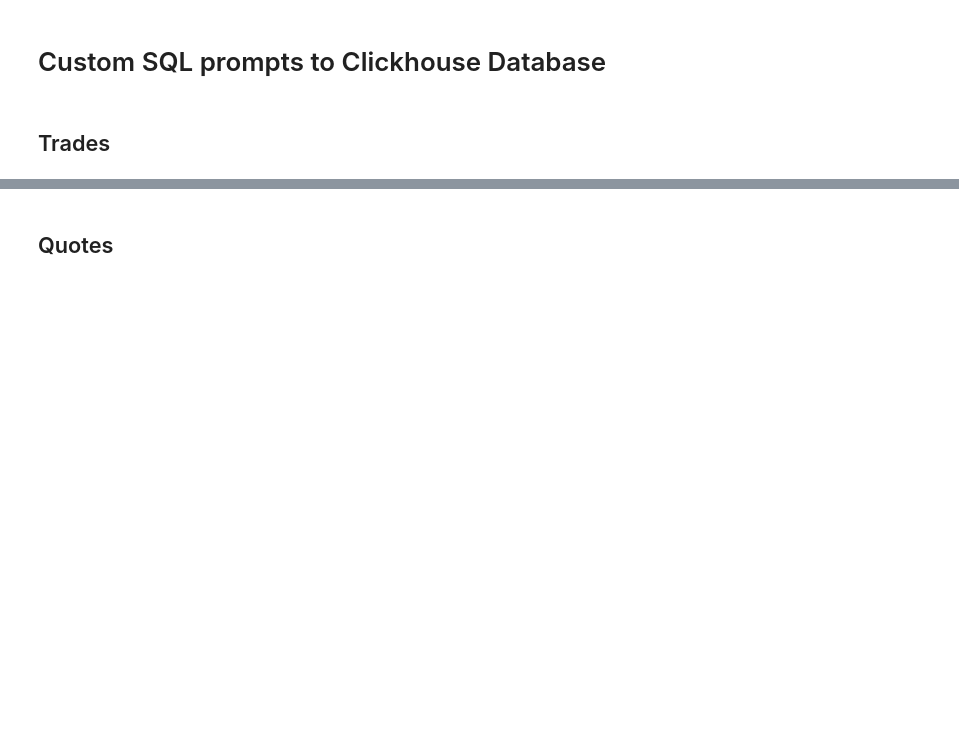
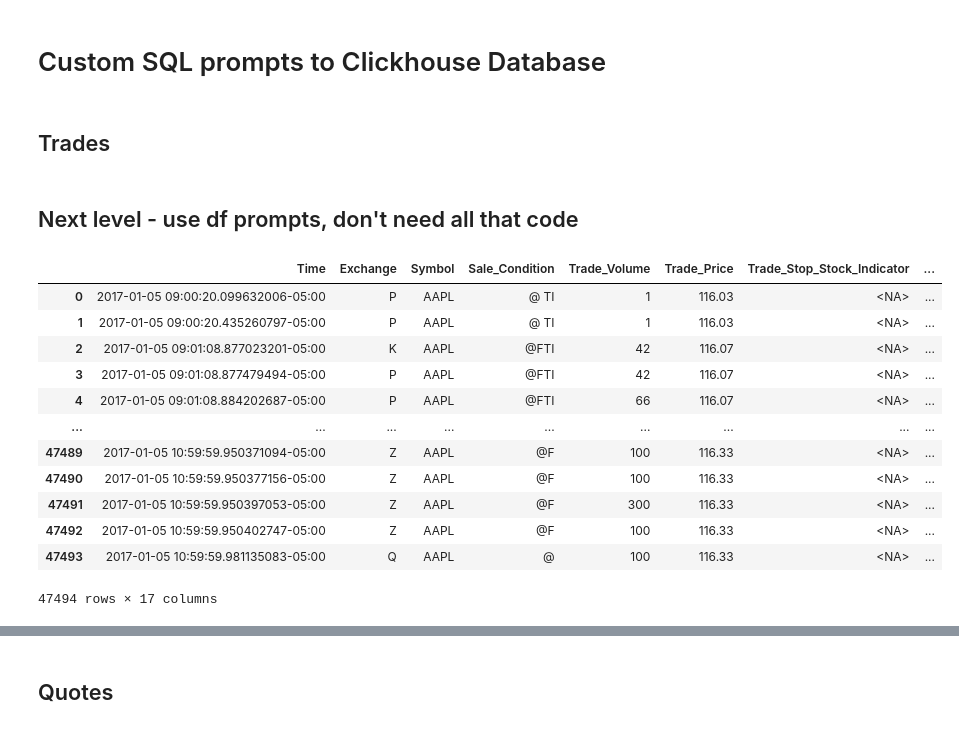
Before and after one commit to AMS-QF/TAQ-Data, a Jupyter notebook: DB_SQL_Acess.ipynb, the cells around one changed output, grey strips where cells are left out. Saved outputs shown, nothing was run; the diff lists cells and outputs as text; code cells hidden in the pictures; blank space fills up the shorter version.

```diff
--- a/DB_SQL_Acess.ipynb
+++ b/DB_SQL_Acess.ipynb
@@ -54,0 +69,40 @@ data = get_trades(query)
+# %% [markdown]
+## Next level - use df prompts, don't need all that code
+# %%
+import pandas as pd
+
+# Note - there is restriction to 1,000,000 rows per day/per user - so it's wise to limit the query to a specific time range for testing purposes - aggregation can also be used to reduce the number of rows returned
+# Here is a way to restrict the query to a specific time range
+start_hour = 9
+end_hour = 10
+
+query = f"""
+SELECT *
+FROM TRADESDB.trades2017view
+WHERE (Symbol = 'AAPL')
+AND (Date = '2017-01-05')
+AND (toHour(Time) BETWEEN {start_hour} AND {end_hour})
+AND Trade_Volume > 0
+AND Trade_Price > 0
+"""
+
+results = client.query_df(query)
+# %%
+results
+
+#convert to csv
+results.to_csv('aapl_trades.csv')
+# %% [output]
+|  | Time | Exchange | Symbol | Sale_Condition | Trade_Volume | Trade_Price | Trade_Stop_Stock_Indicator | ... |
+| 0 | 2017-01-05 09:00:20.099632006-05:00 | P | AAPL | @ TI | 1 | 116.03 | <NA> | ... |
+| 1 | 2017-01-05 09:00:20.435260797-05:00 | P | AAPL | @ TI | 1 | 116.03 | <NA> | ... |
+| 2 | 2017-01-05 09:01:08.877023201-05:00 | K | AAPL | @FTI | 42 | 116.07 | <NA> | ... |
+| 3 | 2017-01-05 09:01:08.877479494-05:00 | P | AAPL | @FTI | 42 | 116.07 | <NA> | ... |
+| 4 | 2017-01-05 09:01:08.884202687-05:00 | P | AAPL | @FTI | 66 | 116.07 | <NA> | ... |
+| ... | ... | ... | ... | ... | ... | ... | ... | ... |
+| 47489 | 2017-01-05 10:59:59.950371094-05:00 | Z | AAPL | @F | 100 | 116.33 | <NA> | ... |
+| 47490 | 2017-01-05 10:59:59.950377156-05:00 | Z | AAPL | @F | 100 | 116.33 | <NA> | ... |
+| 47491 | 2017-01-05 10:59:59.950397053-05:00 | Z | AAPL | @F | 300 | 116.33 | <NA> | ... |
+| 47492 | 2017-01-05 10:59:59.950402747-05:00 | Z | AAPL | @F | 100 | 116.33 | <NA> | ... |
+| 47493 | 2017-01-05 10:59:59.981135083-05:00 | Q | AAPL | @ | 100 | 116.33 | <NA> | ... |
+47494 rows × 17 columns
```
Also changed, not shown: parts of 13 cells of this notebook, 1 other file.
